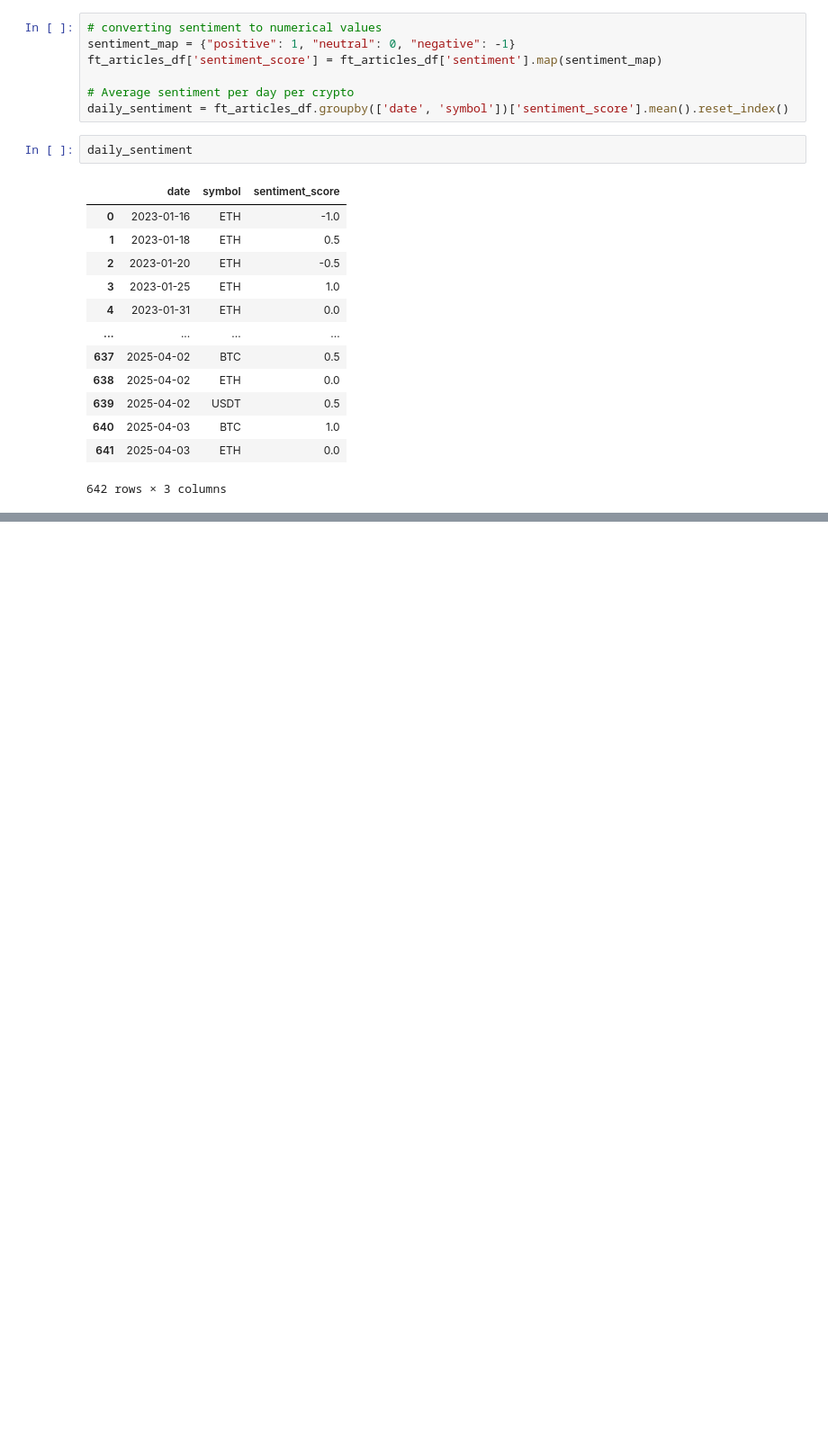
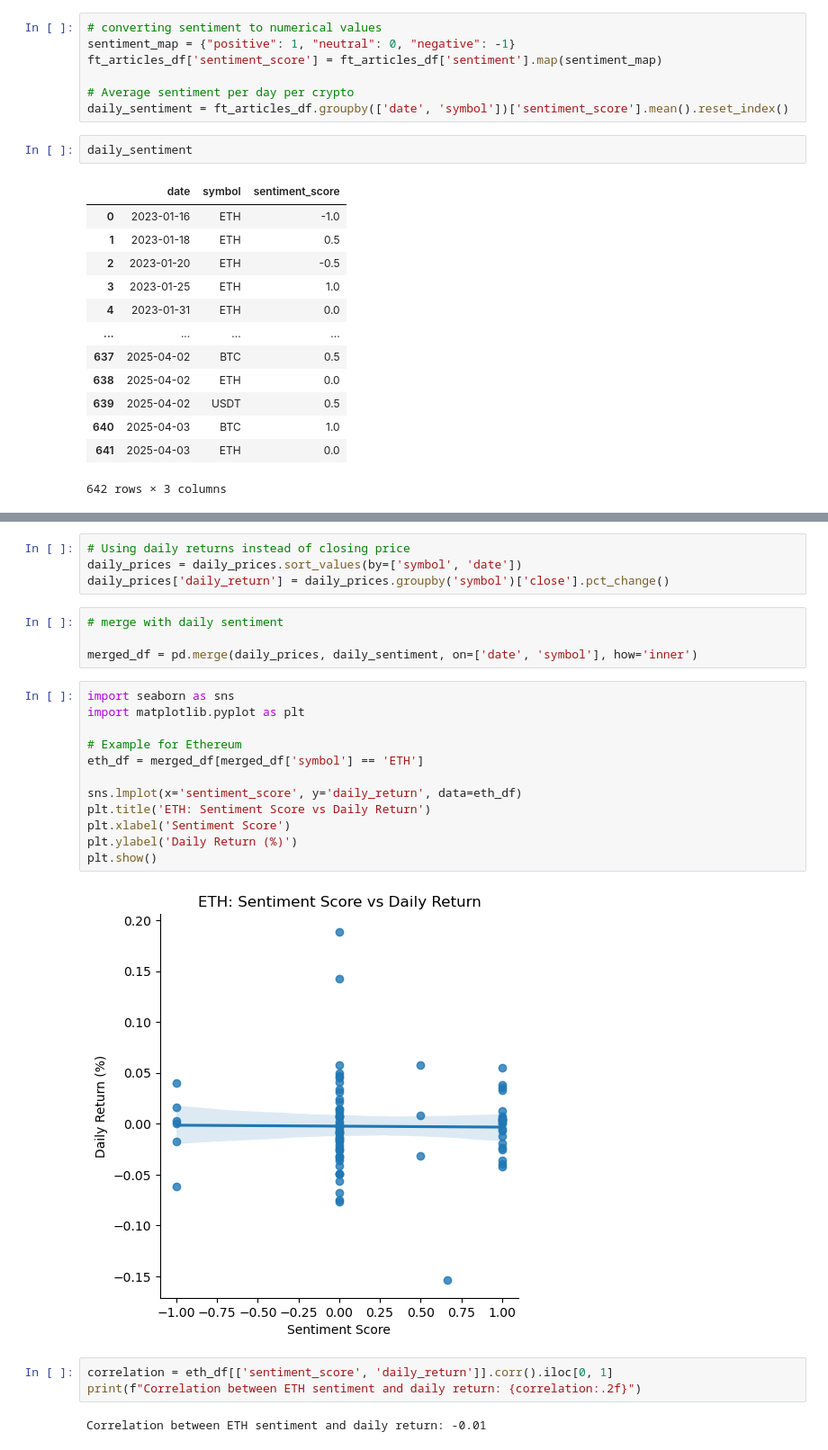
Before and after one commit to pabs-llama/projects, a Jupyter notebook: stock_api/nlp_financial_sentiment.ipynb, the cells around one changed output, grey strips where cells are left out. Shown at 90% size. Saved outputs shown, nothing was run; the diff lists cells and outputs as text; blank space fills up the shorter version.

```diff
--- a/stock_api/nlp_financial_sentiment.ipynb
+++ b/stock_api/nlp_financial_sentiment.ipynb
@@ -123,0 +177,27 @@ daily_sentiment
+# %%
+# Using daily returns instead of closing price
+daily_prices = daily_prices.sort_values(by=['symbol', 'date'])
+daily_prices['daily_return'] = daily_prices.groupby('symbol')['close'].pct_change()
+# %%
+# merge with daily sentiment
+
+merged_df = pd.merge(daily_prices, daily_sentiment, on=['date', 'symbol'], how='inner')
+# %%
+import seaborn as sns
+import matplotlib.pyplot as plt
+
+# Example for Ethereum
+eth_df = merged_df[merged_df['symbol'] == 'ETH']
+
+sns.lmplot(x='sentiment_score', y='daily_return', data=eth_df)
+plt.title('ETH: Sentiment Score vs Daily Return')
+plt.xlabel('Sentiment Score')
+plt.ylabel('Daily Return (%)')
+plt.show()
+# %% [output]
+[figure, added]
+# %%
+correlation = eth_df[['sentiment_score', 'daily_return']].corr().iloc[0, 1]
+print(f"Correlation between ETH sentiment and daily return: {correlation:.2f}")
+# %% [output]
+Correlation between ETH sentiment and daily return: -0.01
```
Also changed, not shown: parts of 12 cells of this notebook.
